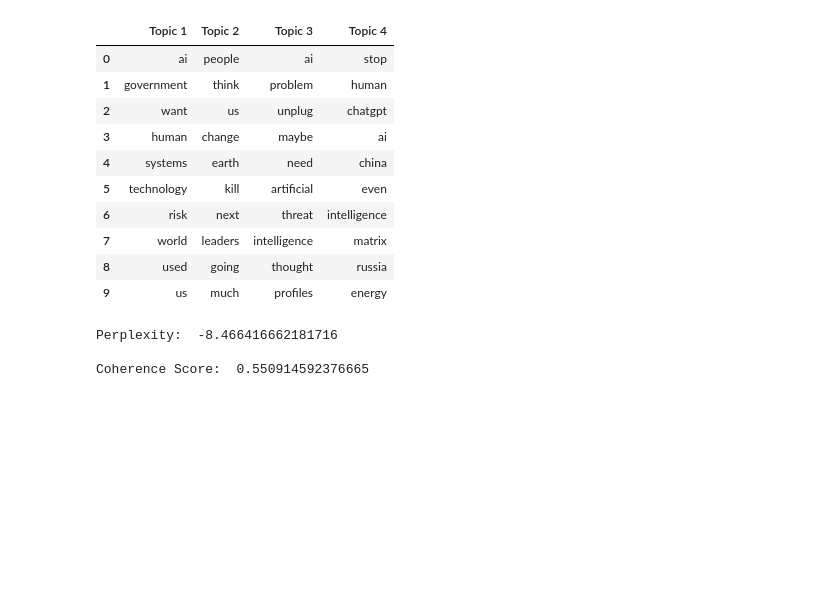
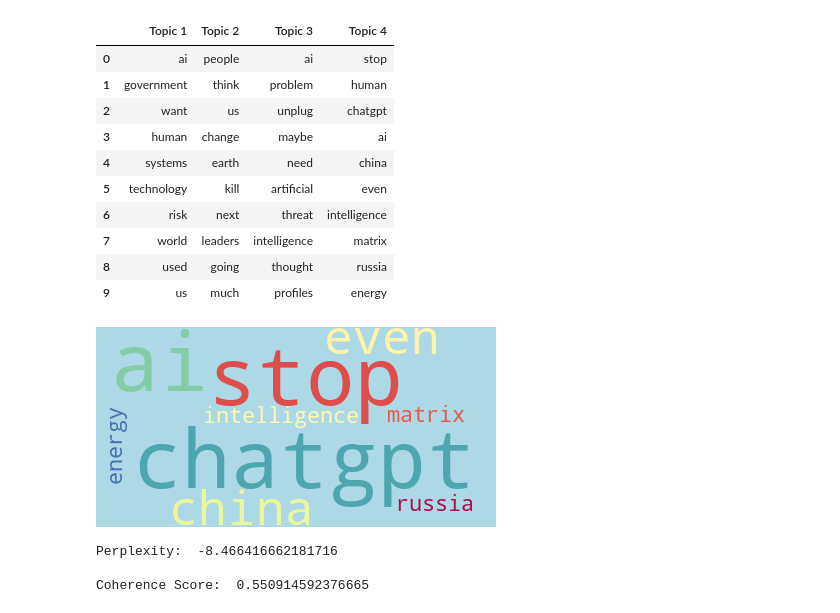
Before and after one commit to isevr/nytimes, a Jupyter notebook: final.ipynb, the cells around one changed output. Saved outputs shown, nothing was run; the diff lists cells and outputs as text; code cells hidden in the pictures; blank space fills up the shorter version.

```diff
--- a/final.ipynb
+++ b/final.ipynb
@@ -151,11 +160,13 @@ all_df
 | 8 | used | going | thought | russia |
 | 9 | us | much | profiles | energy |
 # %%
-for i in range(4):
-    string = ','.join(list(all_df.iloc[:,i].values))
-    wordcloud = WordCloud(background_color="white", max_words=250, contour_width=3, contour_color='steelblue')
-    wordcloud.generate(string)
-    wordcloud.to_file('wc'+str(i)+'.png')
+string = ','.join(list(all_df.iloc[:,3].values))
+wordcloud = WordCloud(background_color="lightblue", colormap='Spectral', max_words=250, contour_width=3, contour_color='steelblue', stopwords=['human'])
+wordcloud.generate(string)
+wordcloud.to_file('wc_new'+str(3)+'.png')
+wordcloud.to_image()
+# %% [output]
+[figure, added]
 # %%
 # Compute Perplexity
 print('\nPerplexity: ', lda_model.log_perplexity(corpus))  # a measure of how good the model is. lower the better.
```
Also changed, not shown: parts of 14 cells of this notebook, 9 other files.
